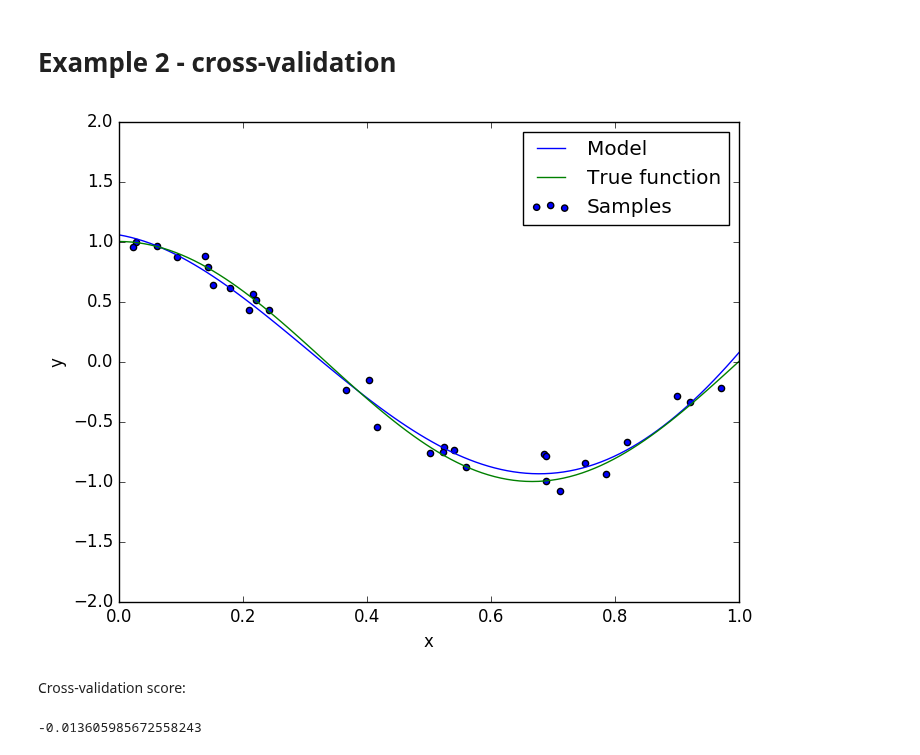
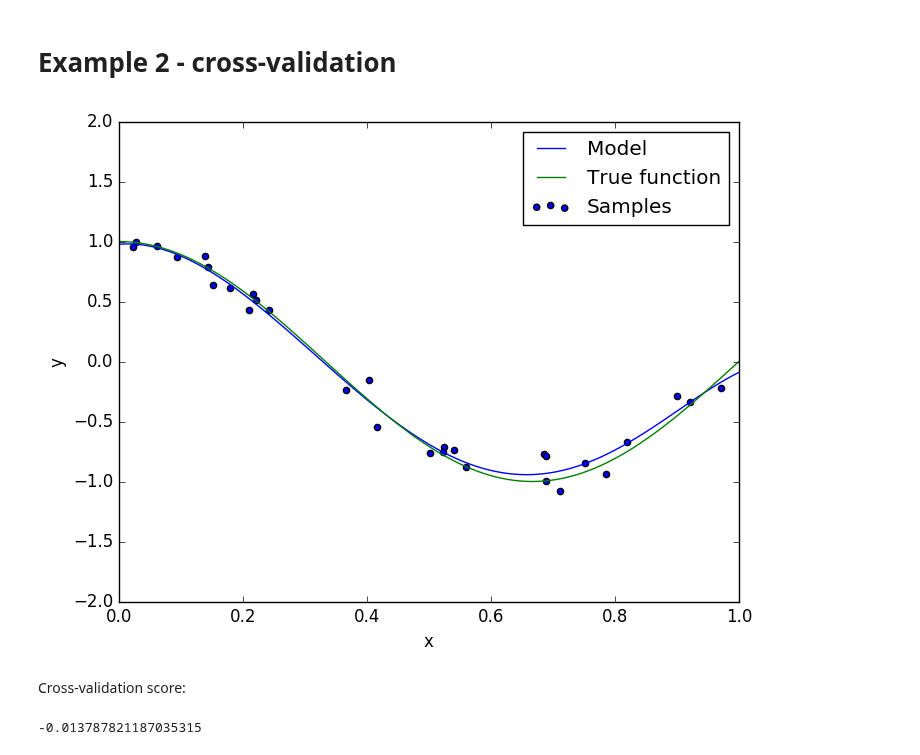
Before and after one commit to cstjean/ScikitLearn.jl, a Jupyter notebook: examples/Gaussian_Processes_Julia.ipynb, the cells around one changed output. Drawn from its saved outputs; the diff is of its cells as text; code cells hidden in the pictures.

```diff
--- a/examples/Gaussian_Processes_Julia.ipynb
+++ b/examples/Gaussian_Processes_Julia.ipynb
@@ -69,29 +70,29 @@ using ScikitLearn.CrossValidation: cross_val_score
 # %%
 srand(2)
 
 n_samples = 30
 degrees = [1, 4, 15]
 
 true_fun(X) = cos(1.5 * pi * X)
 X = rand(n_samples)
 y = true_fun(X) + randn(n_samples) * 0.1
 
-gp = fit!(GP(logNoise=-10.0), X'', y)
+gp = fit!(GP(logNoise=-10.0), hcat(X), y)
 
 X_test = linspace(0, 1, 100)
-plot(X_test, predict(gp, X_test''), label="Model")
+plot(X_test, predict(gp, hcat(X_test)), label="Model")
 plot(X_test, true_fun(X_test), label="True function")
 scatter(X, y, label="Samples")
 xlabel("x")
 ylabel("y")
 xlim((0, 1))
 ylim((-2, +2))
 legend(loc="best");
 # %% [output]
-[figure, old version]
+[figure, new version]
 # %% [markdown]
 Cross-validation score:
 # %%
-mean(cross_val_score(gp, X'', y, cv=10))
+mean(cross_val_score(gp, hcat(X), y, cv=10))
 # %% [output]
--0.013605985672558243
+-0.013787821187035315
```
Also changed, not shown: parts of 3 cells of this notebook, 3 other files.
